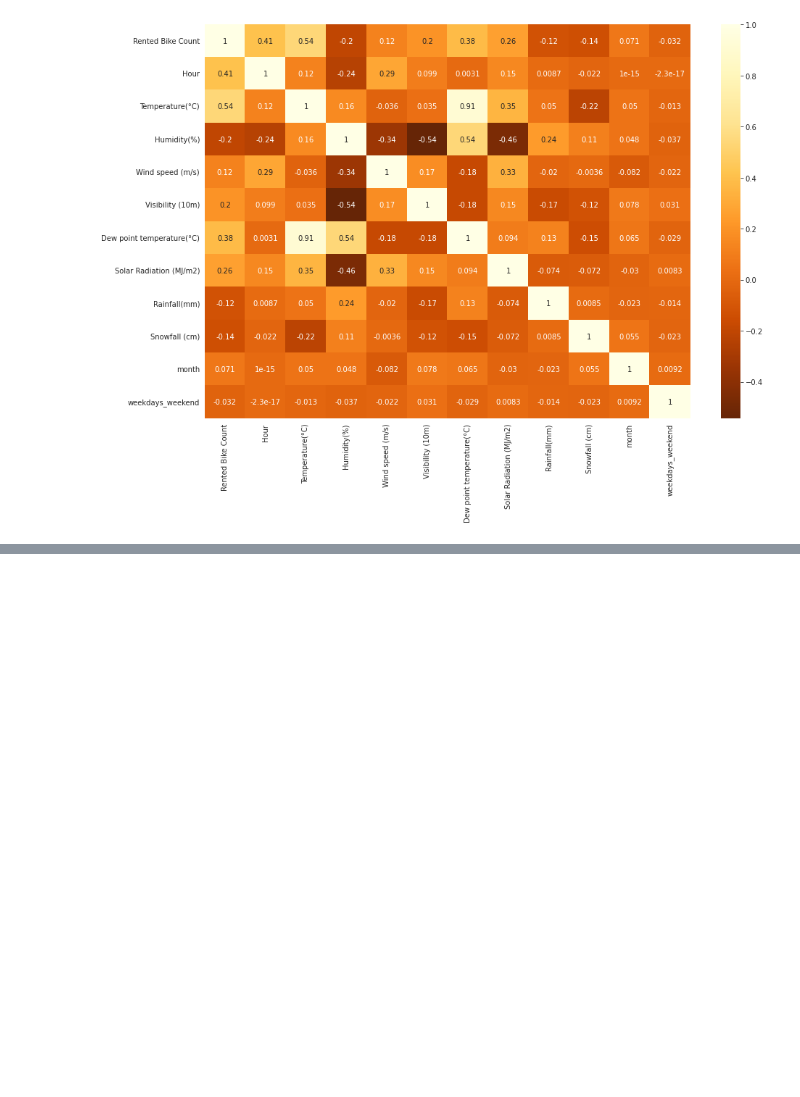
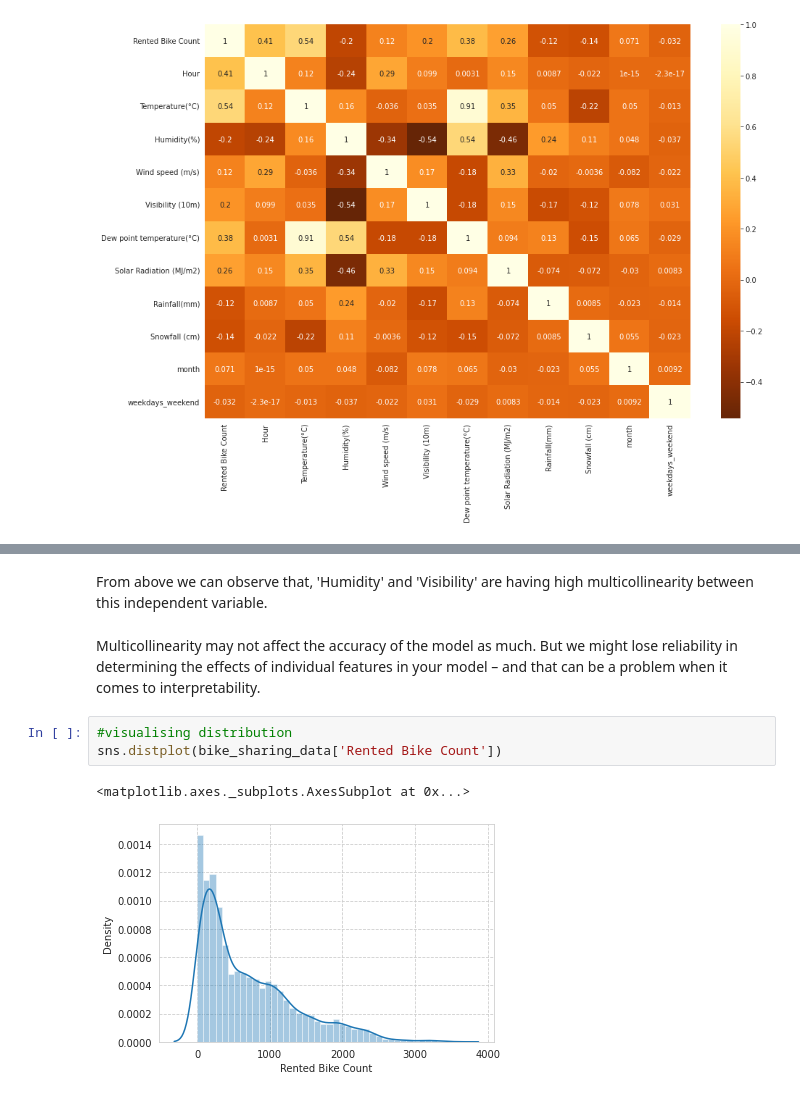
Before and after one commit to nikunjsonule/Bike-Sharing-Demand-Prediction, a Jupyter notebook: Bike_Sharing_Demand_Prediction_Capstone_Project.ipynb, the cells around one changed output, grey strips where cells are left out. Drawn from its saved outputs; the diff is of its cells as text; blank space fills up the shorter version.

```diff
--- a/Bike_Sharing_Demand_Prediction_Capstone_Project.ipynb
+++ b/Bike_Sharing_Demand_Prediction_Capstone_Project.ipynb
@@ -187,0 +213,10 @@ sns.heatmap(bike_sharing_data.corr(),cmap='YlOrBr_r',annot=True)
+# %% [markdown]
+From above we can observe that, 'Humidity' and 'Visibility' are having high multicollinearity between this independent variable.
+# %% [markdown]
+Multicollinearity may not affect the accuracy of the model as much. But we might lose reliability in determining the effects of individual features in your model – and that can be a problem when it comes to interpretability.
+# %%
+#visualising distribution
+sns.distplot(bike_sharing_data['Rented Bike Count'])
+# %% [output]
+<matplotlib.axes._subplots.AxesSubplot at 0x...>
+[figure, added]
```
Also changed, not shown: parts of 7 cells of this notebook.
